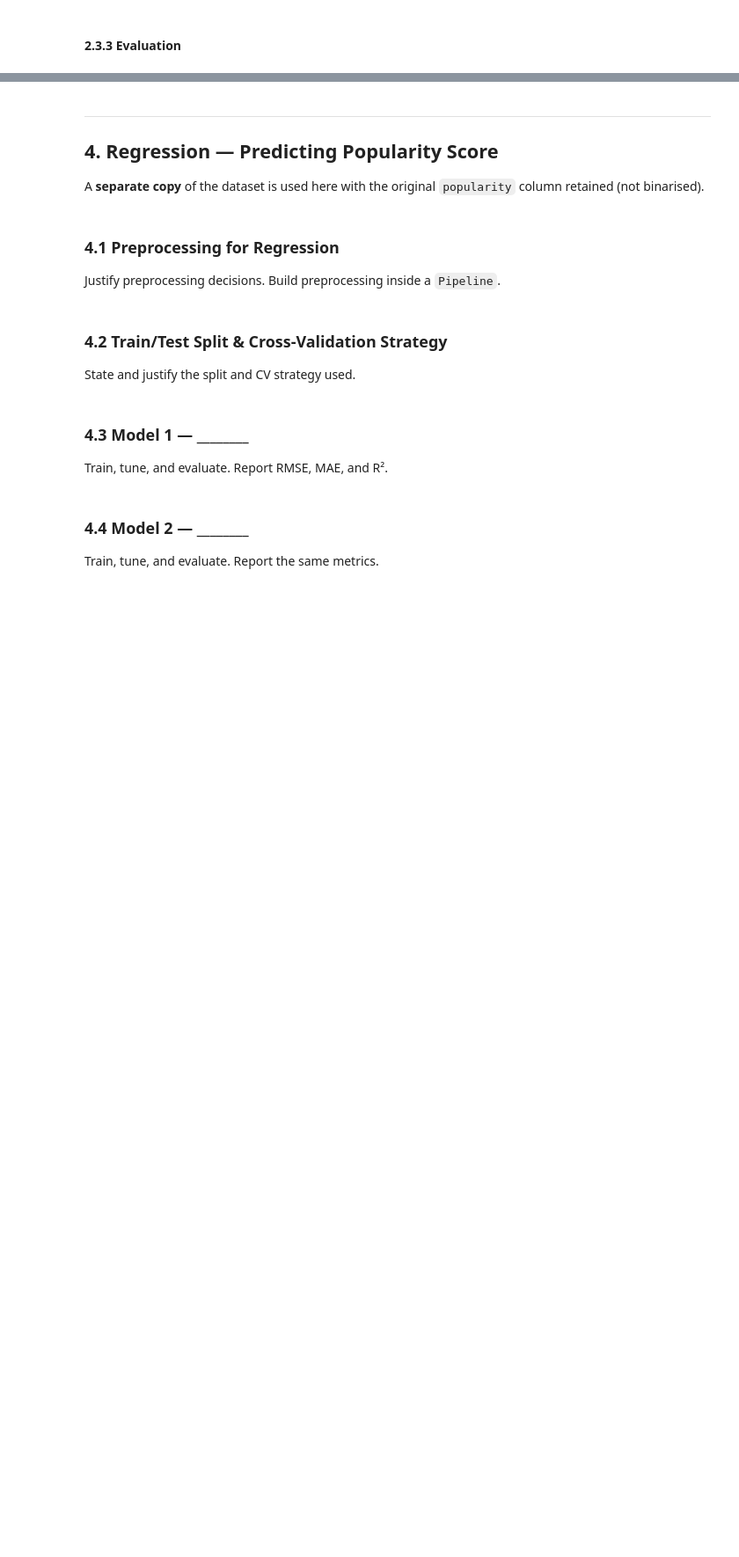
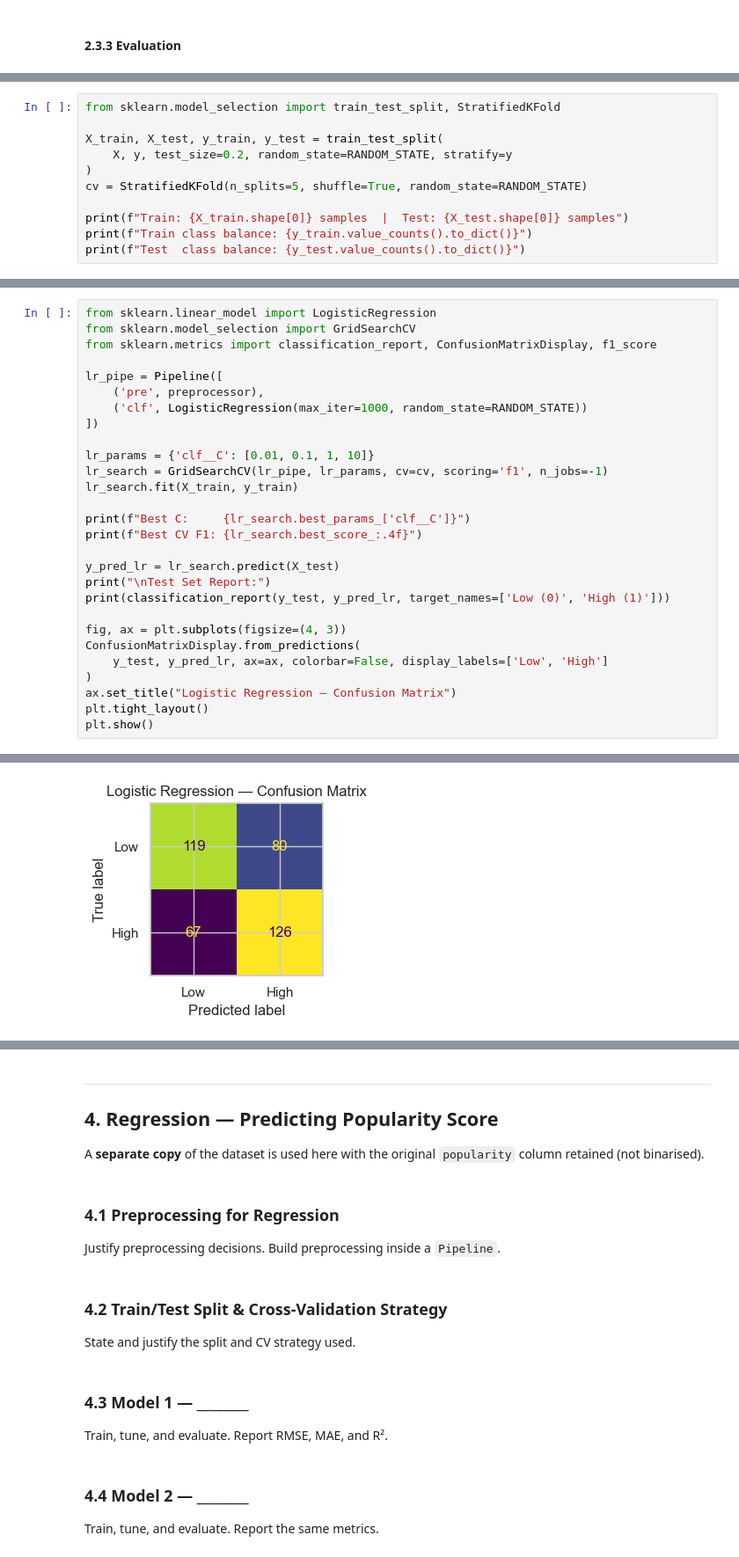
Before and after one commit to CallanMark/Data-Mining-Project, a Jupyter notebook: implementation.ipynb, the cells around one changed output, grey strips where cells are left out. Shown at 88% size. Saved outputs shown, nothing was run; the diff lists cells and outputs as text; blank space fills up the shorter version.

```diff
--- a/implementation.ipynb
+++ b/implementation.ipynb
@@ -927,0 +914,11 @@ State and justify the split ratio and CV strategy used (e.g. stratified k-fold).
+# %%
+from sklearn.model_selection import train_test_split, StratifiedKFold
+
+X_train, X_test, y_train, y_test = train_test_split(
+    X, y, test_size=0.2, random_state=RANDOM_STATE, stratify=y
+)
+cv = StratifiedKFold(n_splits=5, shuffle=True, random_state=RANDOM_STATE)
+
+print(f"Train: {X_train.shape[0]} samples  |  Test: {X_test.shape[0]} samples")
+print(f"Train class balance: {y_train.value_counts().to_dict()}")
+print(f"Test  class balance: {y_test.value_counts().to_dict()}")
@@ -931,0 +935,29 @@ Train, tune, and evaluate. Report accuracy, precision, recall, F1, and confusion
+# %%
+from sklearn.linear_model import LogisticRegression
+from sklearn.model_selection import GridSearchCV
+from sklearn.metrics import classification_report, ConfusionMatrixDisplay, f1_score
+
+lr_pipe = Pipeline([
+    ('pre', preprocessor),
+    ('clf', LogisticRegression(max_iter=1000, random_state=RANDOM_STATE))
+])
+
+lr_params = {'clf__C': [0.01, 0.1, 1, 10]}
+lr_search = GridSearchCV(lr_pipe, lr_params, cv=cv, scoring='f1', n_jobs=-1)
+lr_search.fit(X_train, y_train)
+
+print(f"Best C:     {lr_search.best_params_['clf__C']}")
+print(f"Best CV F1: {lr_search.best_score_:.4f}")
+
+y_pred_lr = lr_search.predict(X_test)
+print("\nTest Set Report:")
+print(classification_report(y_test, y_pred_lr, target_names=['Low (0)', 'High (1)']))
+
+fig, ax = plt.subplots(figsize=(4, 3))
+ConfusionMatrixDisplay.from_predictions(
+    y_test, y_pred_lr, ax=ax, colorbar=False, display_labels=['Low', 'High']
+)
+ax.set_title("Logistic Regression — Confusion Matrix")
+plt.tight_layout()
+plt.show()
+# %% [output]
@@ -931,0 +976 @@ Train, tune, and evaluate. Report accuracy, precision, recall, F1, and confusion
+[figure, added]
```
Also changed, not shown: parts of 39 cells of this notebook, 1 other file.
